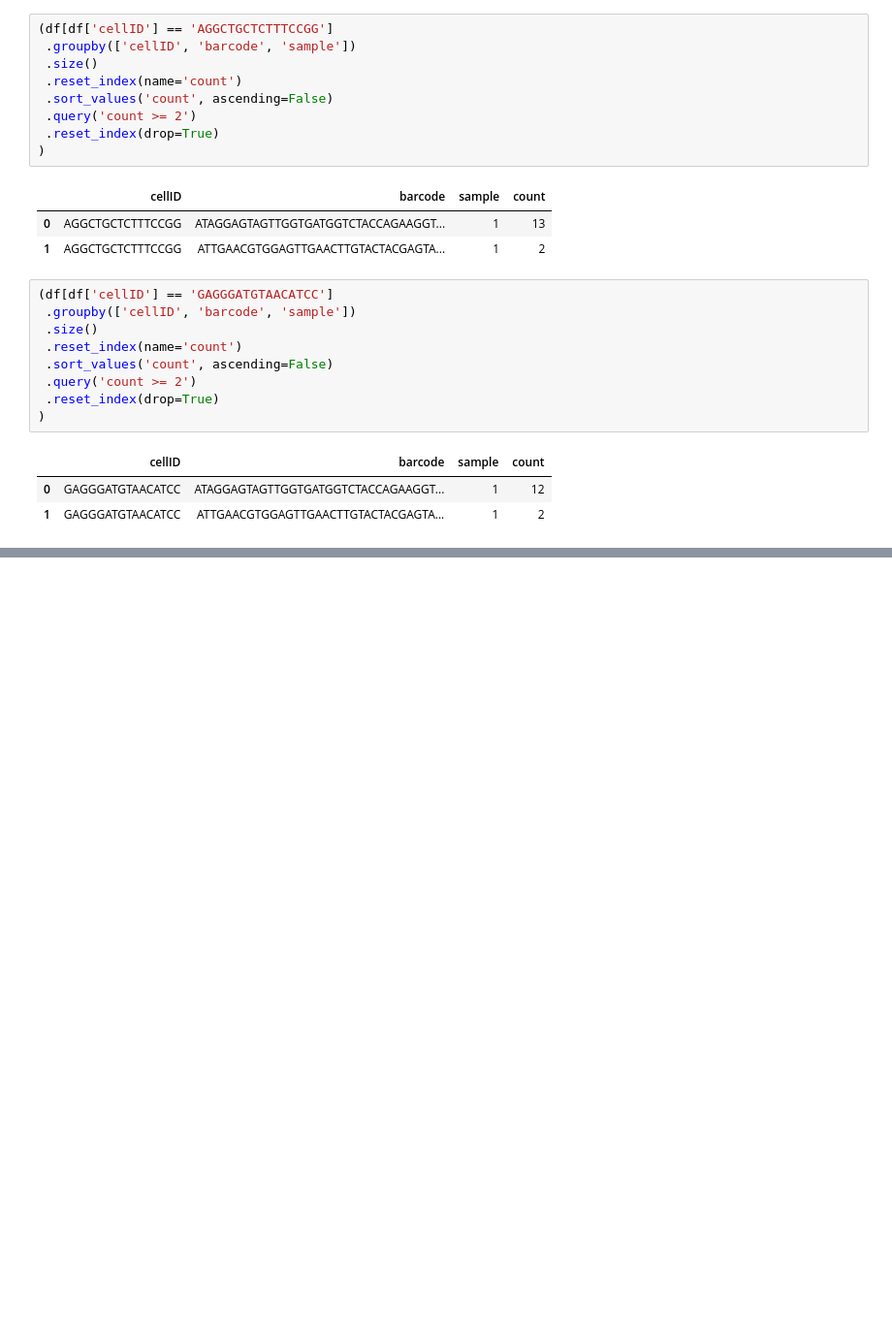
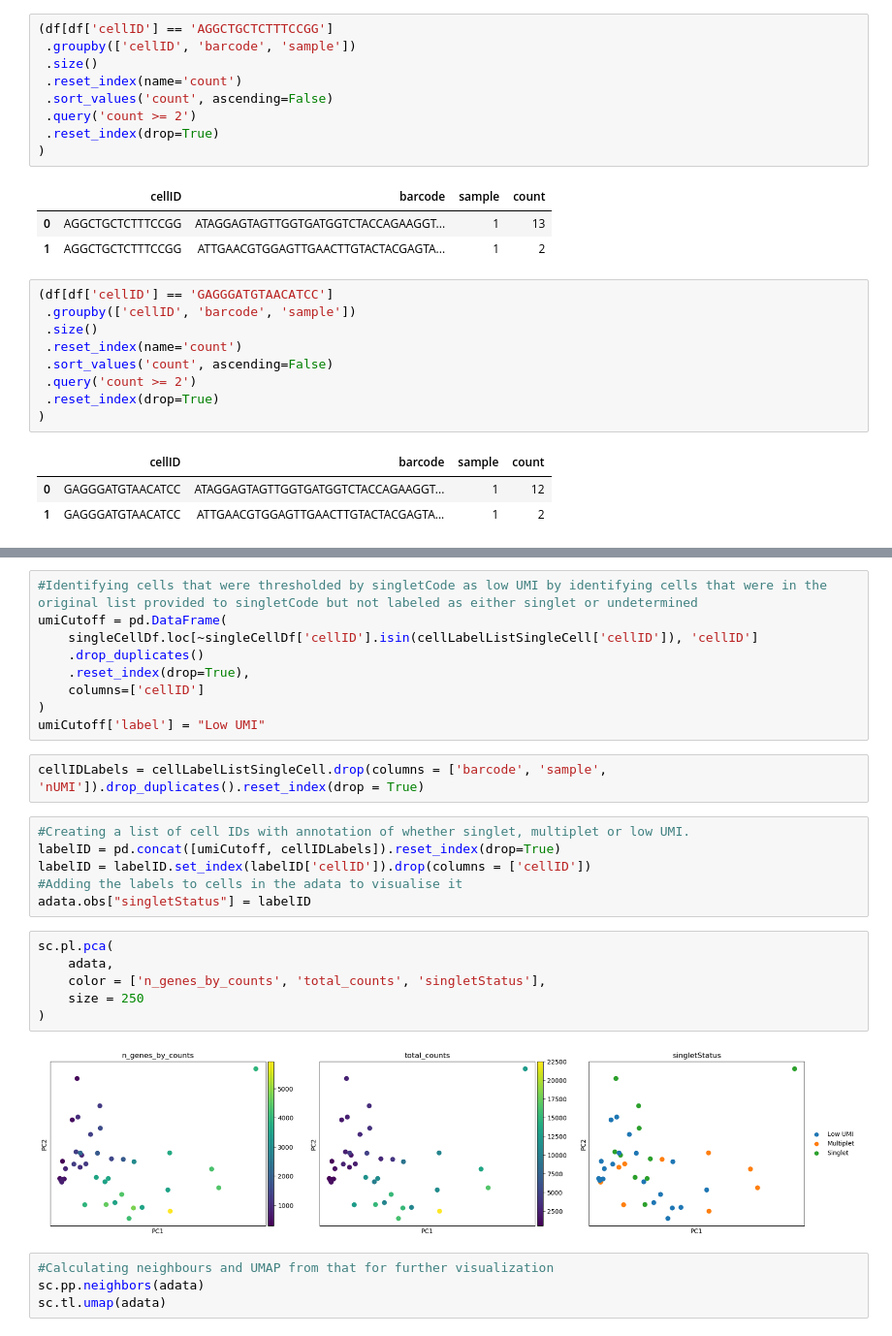
Before and after one commit to GoyalLab/singletCodeTools, a Jupyter notebook: vignette/usingSingletCodePackage.ipynb, the cells around one changed output, grey strips where cells are left out. Shown at 97% size. Drawn from its saved outputs; the diff is of its cells as text; blank space fills up the shorter version.

```diff
--- a/vignette/usingSingletCodePackage.ipynb
+++ b/vignette/usingSingletCodePackage.ipynb
@@ -105,0 +135,29 @@ df[df['cellID'] == 'TGTAAGCGTCTCGCGA'].groupby(['cellID', 'barcode', 'sample']).
+# %%
+#Identifying cells that were thresholded by singletCode as low UMI by identifying cells that were in the original list provided to singletCode but not labeled as either singlet or undetermined
+umiCutoff = pd.DataFrame(
+    singleCellDf.loc[~singleCellDf['cellID'].isin(cellLabelListSingleCell['cellID']), 'cellID']
+    .drop_duplicates()
+    .reset_index(drop=True),
+    columns=['cellID']
+)
+umiCutoff['label'] = "Low UMI"
+# %%
+cellIDLabels = cellLabelListSingleCell.drop(columns = ['barcode', 'sample', 'nUMI']).drop_duplicates().reset_index(drop = True)
+# %%
+#Creating a list of cell IDs with annotation of whether singlet, multiplet or low UMI.
+labelID = pd.concat([umiCutoff, cellIDLabels]).reset_index(drop=True)
+labelID = labelID.set_index(labelID['cellID']).drop(columns = ['cellID'])
+#Adding the labels to cells in the adata to visualise it
+adata.obs["singletStatus"] = labelID
+# %%
+sc.pl.pca(
+    adata,
+    color = ['n_genes_by_counts', 'total_counts', 'singletStatus'],
+    size = 250
+)
+# %% [output]
+[figure, added]
+# %%
+#Calculating neighbours and UMAP from that for further visualization
+sc.pp.neighbors(adata)
+sc.tl.umap(adata)
```
Also changed, not shown: parts of 16 cells of this notebook.
